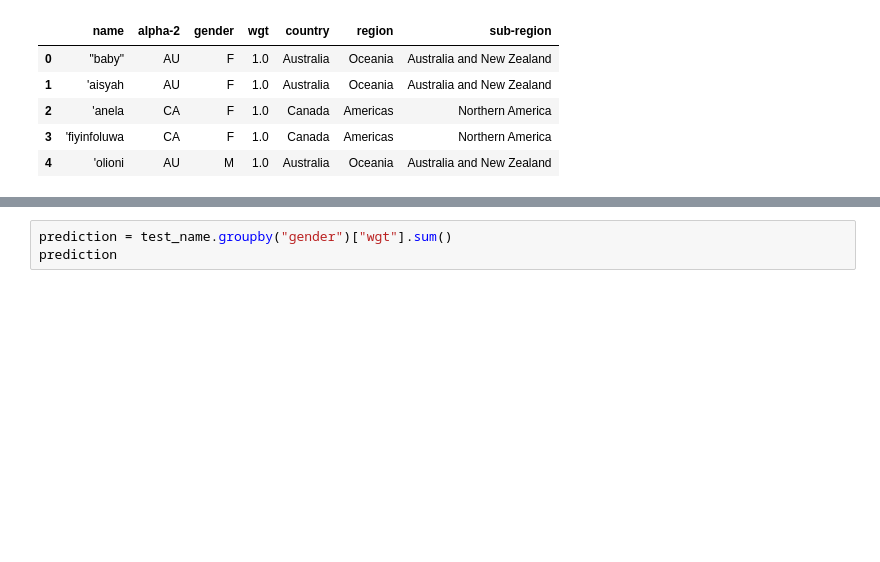
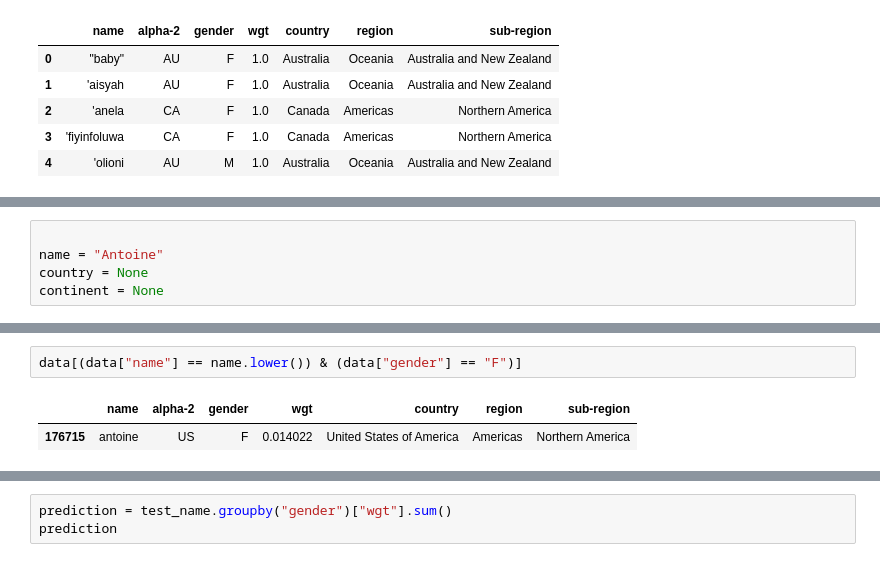
Before and after one commit to 8-pepe/gender, a Jupyter notebook: notebooks/gender-main.ipynb, the cells around one changed output, grey strips where cells are left out. Drawn from its saved outputs; the diff is of its cells as text; blank space fills up the shorter version.

```diff
--- a/notebooks/gender-main.ipynb
+++ b/notebooks/gender-main.ipynb
@@ -235,0 +200,5 @@ Name: wgt, dtype: float64
+# %%
+
+name = "Antoine"
+country = None
+continent = None
@@ -235,0 +213,5 @@ Name: wgt, dtype: float64
+# %%
+data[(data["name"] == name.lower()) & (data["gender"] == "F")]
+# %% [output]
+|  | name | alpha-2 | gender | wgt | country | region | sub-region |
+| 176715 | antoine | US | F | 0.014022 | United States of America | Americas | Northern America |
```
Also changed, not shown: parts of 35 cells of this notebook, 6 other files.
